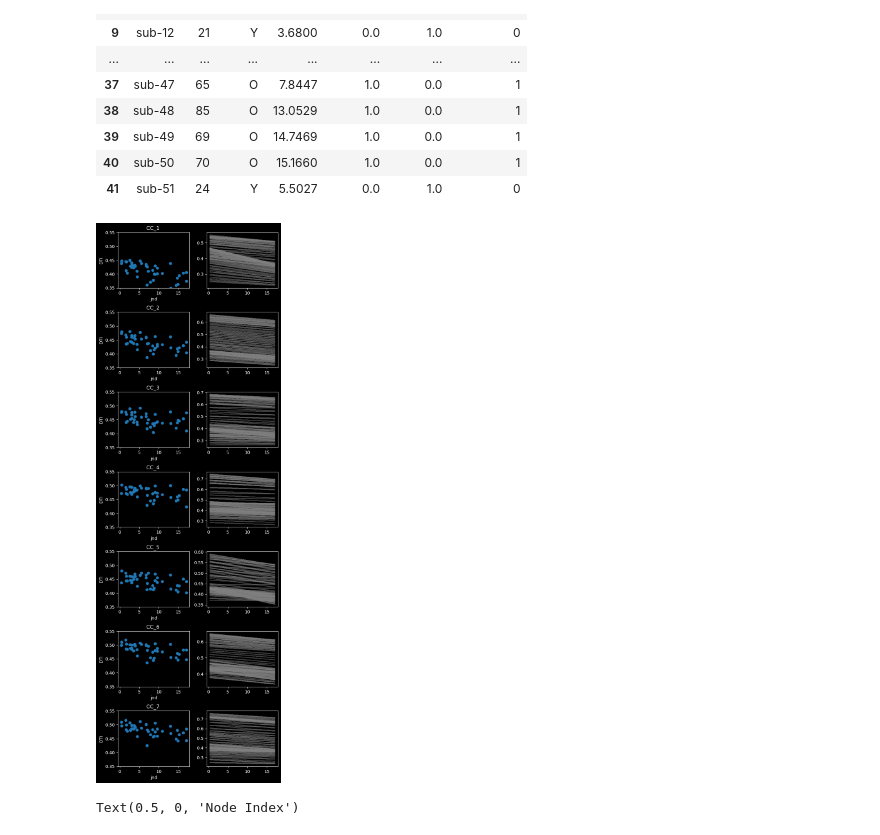
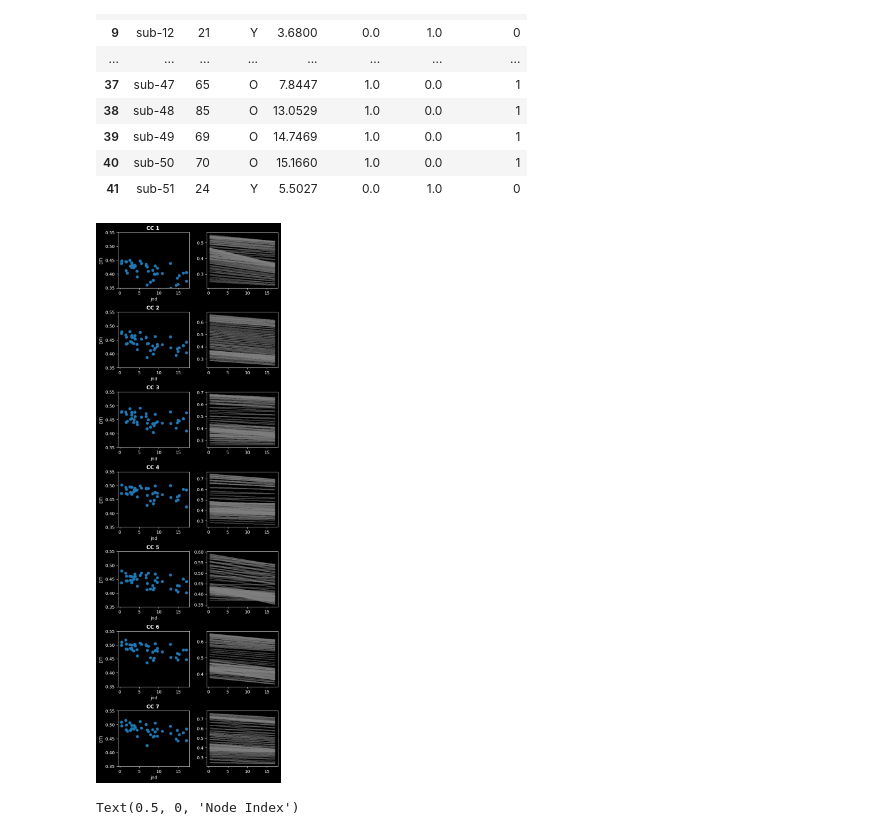
Before and after one commit to nicolascatz/CRPN_DTI_AGING_DPAKNC, a Jupyter notebook: scripts/DTI_Aging_FeatSelect_251122_NC.ipynb, the cells around one changed output. Drawn from its saved outputs; the diff is of its cells as text; code cells hidden in the pictures.

```diff
--- a/scripts/DTI_Aging_FeatSelect_251122_NC.ipynb
+++ b/scripts/DTI_Aging_FeatSelect_251122_NC.ipynb
@@ -147,35 +148,35 @@ for CC in range(1,8):
     axs[CC-1,0].scatter(X, np.mean(DTI[:, :, CC-1], axis=1))
     axs[CC-1,0].set_ylim(0.35,0.55)
 
     # Extract the column of interest from DTI
     for i in range(98):
         y = DTI[:, i, CC-1].reshape(-1, 1)  # Features (independent variable)
 
         # Create and fit the linear regression model
         model = LinearRegression()
         model.fit(X, y)
 
         # Retrieve the results
         slope = model.coef_[0][0]
         intercept = model.intercept_[0]
         r_squared = model.score(X, y)
 
         # print(f"Slope: {slope:.4f}")
         # print(f"Intercept: {intercept:.4f}")
         # print(f"R²: {r_squared:.4f}")
 
         # Plot the results
         # axs.scatter(X, y, alpha=0.5, label='Data')
         axs[CC-1,1].plot(X, model.predict(X), color='grey',alpha=0.5)
-        axs[CC-1,0].set_title(f'CC_{CC} ')
+        axs[CC-1,0].set_title(f'CC {CC} ',fontweight='bold')
         axs[CC-1,0].set_ylabel('DTI')
         axs[CC-1,0].set_xlabel('jnd')
 
 
 
     plt.tight_layout(pad=1)
 # %% [output]
-[figure, old version]
+[figure, new version]
 # %%
 import numpy as np
 from sklearn.linear_model import LinearRegression
```
Also changed, not shown: parts of 6 cells of this notebook.
